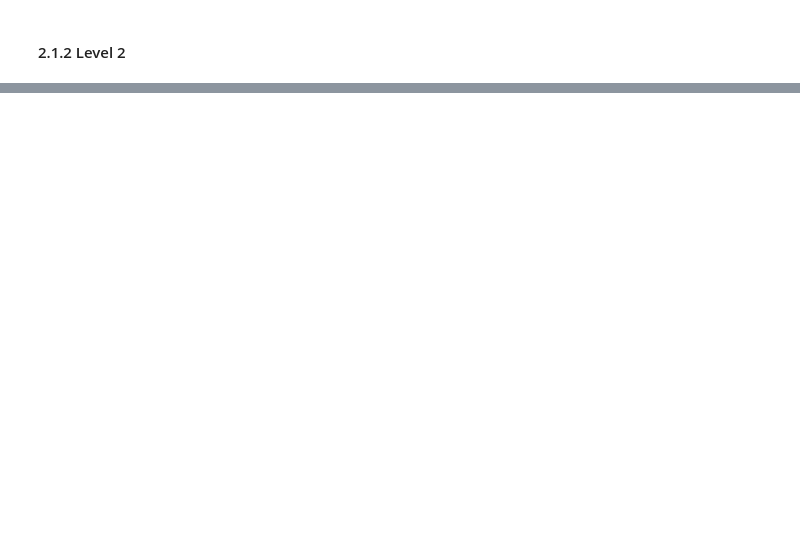
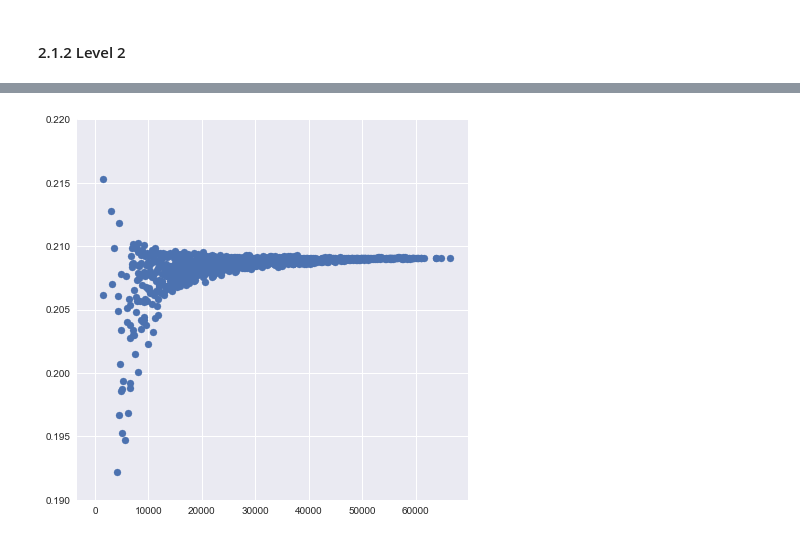
Before and after one commit to jbremz/human_mob, a Jupyter notebook: Notebooks/Ilaria's Log/Week 12.ipynb, the cells around one changed output, grey strips where cells are left out. Cells and saved outputs as stored; diff of their text form; code cells hidden in the pictures; blank space fills up the shorter version.

```diff
--- a/Notebooks/Ilaria's Log/Week 12.ipynb
+++ b/Notebooks/Ilaria's Log/Week 12.ipynb
@@ -114,0 +126,13 @@ NameError: name 'eps_level_2' is not defined
+# %%
+eps_level_4 = eps_scale.epsilon(levels, 4, gamma)
+# %%
+width = 7
+height = 7
+plt.figure(figsize=(width, height))
+x = eps_scale.cluster_population(level_4).DM[100][1:] #distance of location 20 with all the others
+y = eps_level_4[100][1:]
+plt.ylim(0.19, 0.22)
+plt.scatter(x, y)
+plt.show()
+# %% [output]
+[figure, added]
```
Also changed, not shown: parts of 7 cells of this notebook.
